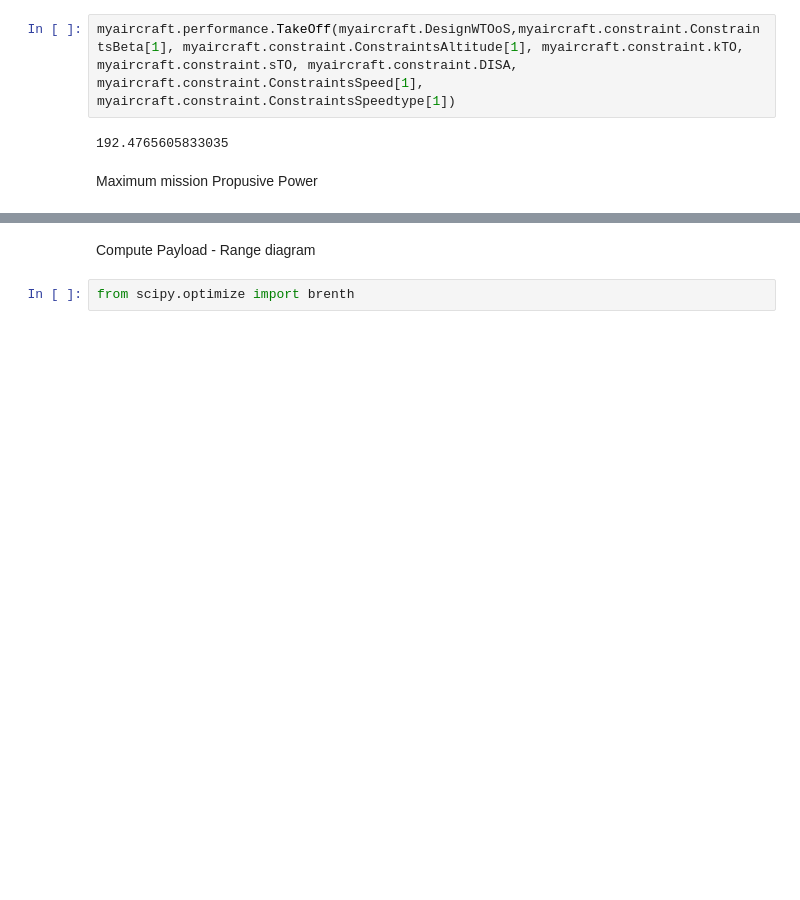
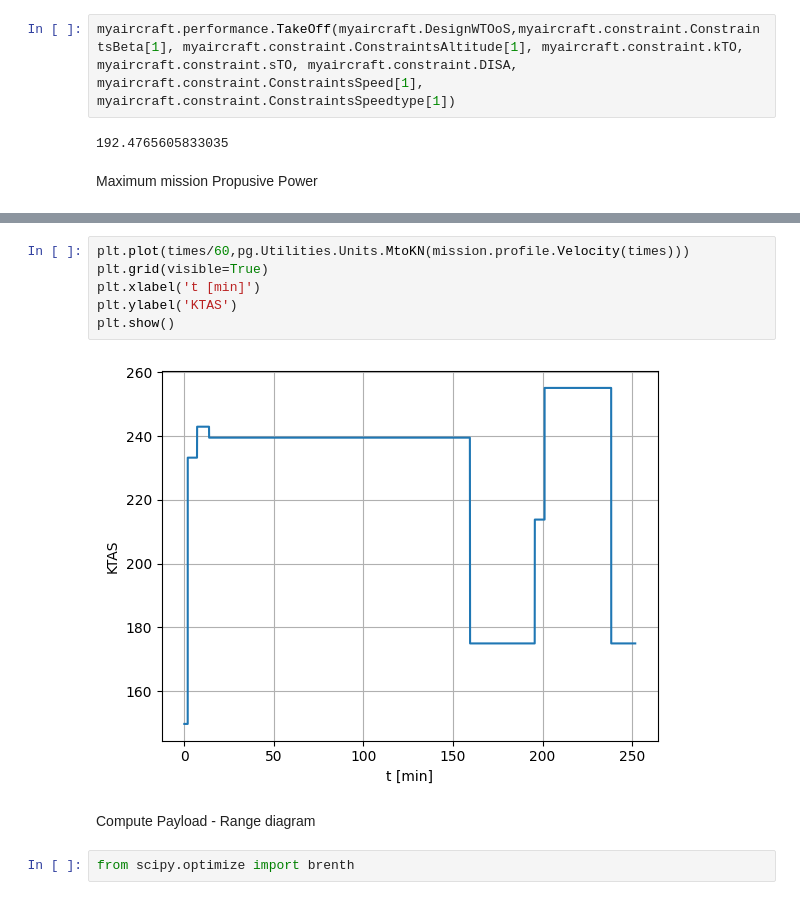
Before and after one commit to rmalpica/PhlyGreen, a Jupyter notebook: trunk/tutorial/ATR42.ipynb, the cells around one changed output, grey strips where cells are left out. Saved outputs shown, nothing was run; the diff lists cells and outputs as text; blank space fills up the shorter version.

```diff
--- a/trunk/tutorial/ATR42.ipynb
+++ b/trunk/tutorial/ATR42.ipynb
@@ -253,3 +255,11 @@ plt.show()
+# %%
+plt.plot(times/60,pg.Utilities.Units.MtoKN(mission.profile.Velocity(times)))
+plt.grid(visible=True)
+plt.xlabel('t [min]')
+plt.ylabel('KTAS')
+plt.show()
+# %% [output]
+[figure, added]
 # %% [markdown]
 Compute Payload - Range diagram
 # %%
```
Also changed, not shown: parts of 15 cells of this notebook, 1 other file.
